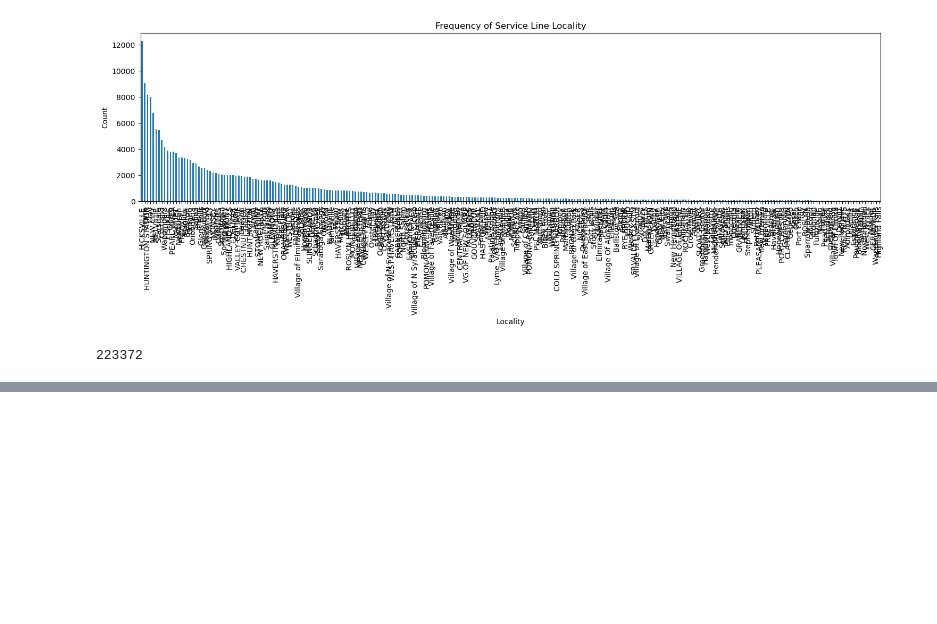
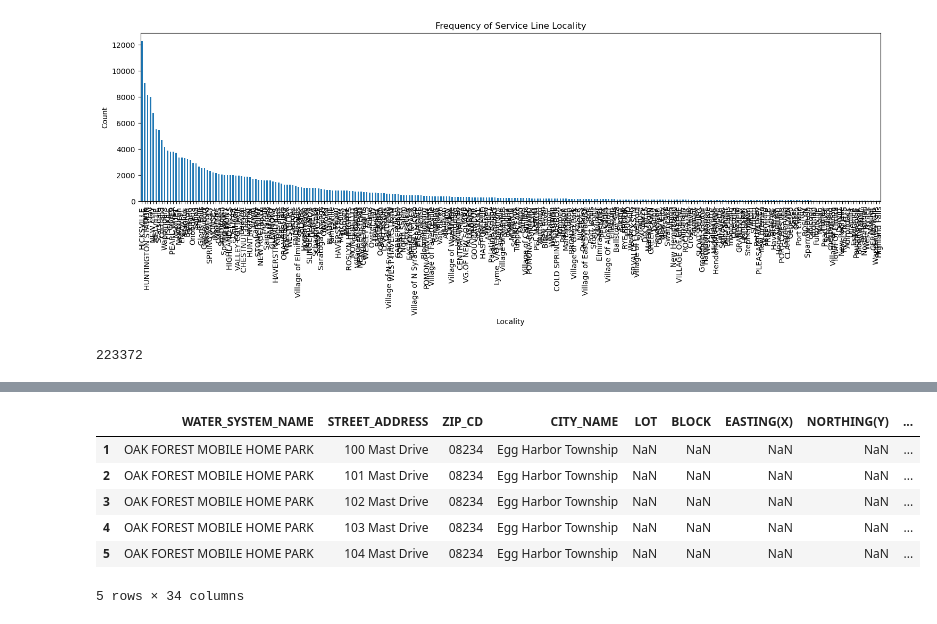
Before and after one commit to AvalonAce/ML-Lead-Service-Line-Prediction, a Jupyter notebook: models/preprocessing.ipynb, the cells around one changed output, grey strips where cells are left out. Cells and saved outputs as stored; diff of their text form; code cells hidden in the pictures; blank space fills up the shorter version.

```diff
--- a/models/preprocessing.ipynb
+++ b/models/preprocessing.ipynb
@@ -217,0 +221,7 @@ len(data_certain)
+# %%
+# Load Data
+data1 = pd.read_csv('../data/raw/NJ1.csv', encoding='latin-1')
+data2 = pd.read_csv('../data/raw/NJ2.csv', encoding='latin-1')
+data3 = pd.read_csv('../data/raw/NJ3.csv', encoding='latin-1')
+data = pd.concat([data1, data2, data3], ignore_index=True)
+data.head()
@@ -217,0 +236,20 @@ len(data_certain)
+# %%
+# Drop all columns after 41 bc they are empty
+data_filter1 = data.iloc[:, :41]
+
+# Drop Columns - PWSID, ENSUITE_LOCATION_ID, WATER_SYSTEM_LCOATION_ID, PBCU_SAMPLE_SITE_ID, SUBMISSION_ID, DEP_COMMENTS, PCWS_COMMENTS
+data_filter1 = data_filter1.drop(columns=['PWSID', 'ENSUITE_LOCATION_ID', 'WATER_SYSTEM_LOCATION_ID', 'PBCU_SAMPLE_SITE_ID', 'SUBMISSION_RID', 'DEP_COMMENTS', 'PCWS_COMMENTS'])
+
+# Drop first row
+data_filter1 = data_filter1.drop(index=0)
+
+
+data_filter1.head()
+# %% [output]
+|  | WATER_SYSTEM_NAME | STREET_ADDRESS | ZIP_CD | CITY_NAME | LOT | BLOCK | EASTING(X) | NORTHING(Y) | ... |
+| 1 | OAK FOREST MOBILE HOME PARK | 100 Mast Drive | 08234 | Egg Harbor Township | NaN | NaN | NaN | NaN | ... |
+| 2 | OAK FOREST MOBILE HOME PARK | 101 Mast Drive | 08234 | Egg Harbor Township | NaN | NaN | NaN | NaN | ... |
+| 3 | OAK FOREST MOBILE HOME PARK | 102 Mast Drive | 08234 | Egg Harbor Township | NaN | NaN | NaN | NaN | ... |
+| 4 | OAK FOREST MOBILE HOME PARK | 103 Mast Drive | 08234 | Egg Harbor Township | NaN | NaN | NaN | NaN | ... |
+| 5 | OAK FOREST MOBILE HOME PARK | 104 Mast Drive | 08234 | Egg Harbor Township | NaN | NaN | NaN | NaN | ... |
+5 rows × 34 columns
```
Also changed, not shown: parts of 3 cells of this notebook.
